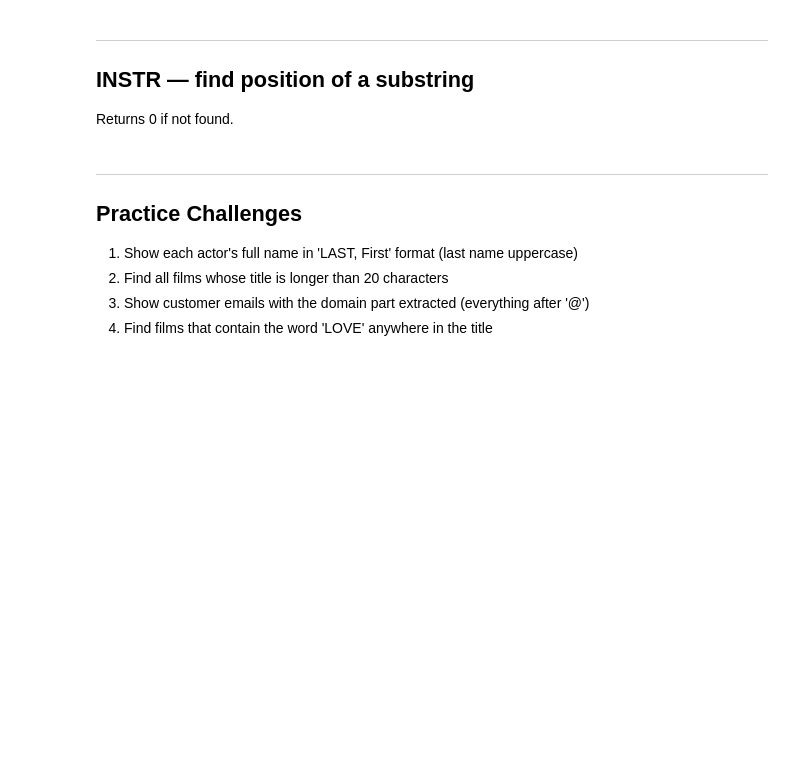
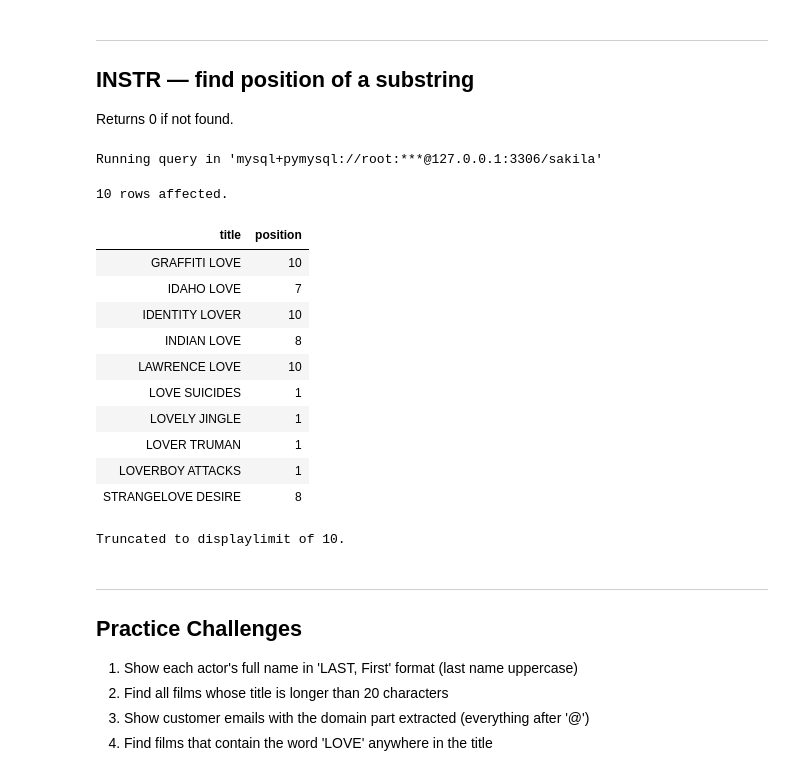
Before and after one commit to yaseen-asaliya/Databases-Notes, a Jupyter notebook: 03-string-functions.ipynb, the cells around one changed output. Cells and saved outputs as stored; diff of their text form; code cells hidden in the pictures; blank space fills up the shorter version.

```diff
--- a/03-string-functions.ipynb
+++ b/03-string-functions.ipynb
@@ -70,6 +164,23 @@ Returns 0 if not found.
 # %%
 %%sql
 -- Q7: Show each film title and the position of 'LOVE' in the title using INSTR — from film table — only show rows where LOVE appears (position > 0)
+
+SELECT title, INSTR(title,'LOVE') AS position FROM film WHERE INSTR(title,'LOVE') > 0;
+# %% [output]
+Running query in 'mysql+pymysql://root:***@127.0.0.1:3306/sakila'
+10 rows affected.
+| title | position |
+| GRAFFITI LOVE | 10 |
+| IDAHO LOVE | 7 |
+| IDENTITY LOVER | 10 |
+| INDIAN LOVE | 8 |
+| LAWRENCE LOVE | 10 |
+| LOVE SUICIDES | 1 |
+| LOVELY JINGLE | 1 |
+| LOVER TRUMAN | 1 |
+| LOVERBOY ATTACKS | 1 |
+| STRANGELOVE DESIRE | 8 |
+Truncated to displaylimit of 10.
 # %% [markdown]
 ---
 ## Practice Challenges
```
Also changed, not shown: parts of 12 cells of this notebook.
